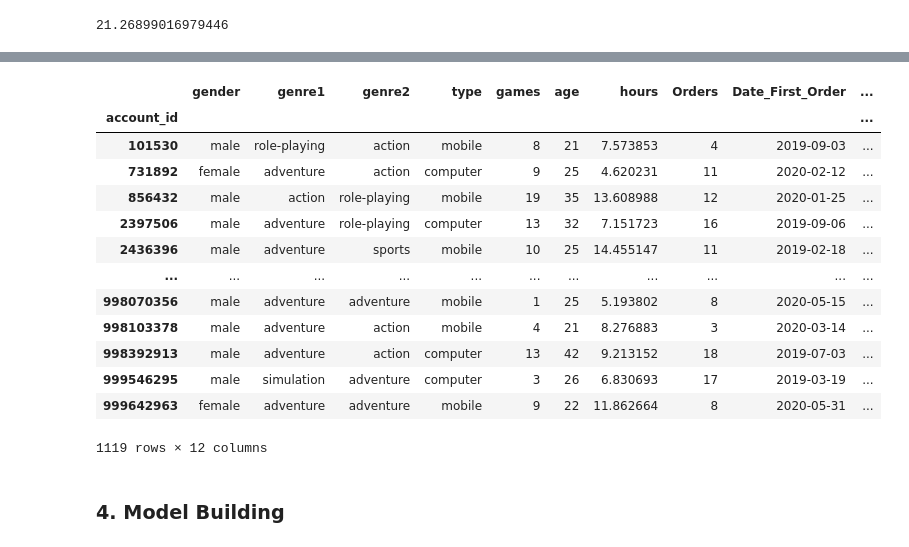
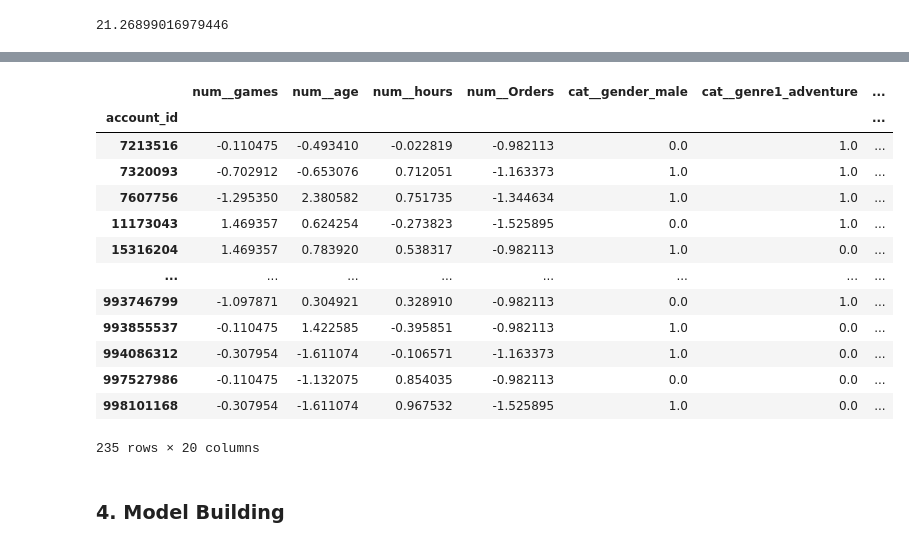
Before and after one commit to jorgecompleto/Qustodio-Technical-Test, a Jupyter notebook: Exercise_2_Churn_Prediction.ipynb, the cells around one changed output, grey strips where cells are left out. Cells and saved outputs as stored; diff of their text form; code cells hidden in the pictures.

```diff
--- a/Exercise_2_Churn_Prediction.ipynb
+++ b/Exercise_2_Churn_Prediction.ipynb
@@ -187,6 +189,7 @@ model_df.head()
 model_df['Date_Last_Order'] = model_df['Date_Last_Order'].dt.to_period('M') # extract only the year and month from the last order date
 
 test_df = model_df[(model_df.Date_Last_Order==model_df.Date_Last_Order.max()) & (model_df.Orders>2) & (model_df.Orders<7)] # saving this dataframe in a variable for predictions
+test_df.set_index('account_id', inplace=True)
 train_df = model_df[~model_df.account_id.isin(list(test_df.account_id.unique()))] # remove prediction users from train set
 
 assert train_df.shape[0] == (model_df.shape[0] - test_df.shape[0]), 'Error! Wrong users have been removed from train_df'
@@ -223,7 +224,7 @@ list_num = train_df_num.columns.to_list()
 # %%
 # Create the pipelines for both data types
 
-cat_pipepline = sk_pipe([('encoder', OneHotEncoder(categories= 'auto'))])
+cat_pipepline = sk_pipe([('encoder', OneHotEncoder(categories= 'auto', drop= 'first', sparse_output=False))])
 num_pipeline = sk_pipe([('std_scaler', StandardScaler())])
 
 # Apply the pipelines
@@ -315,20 +272,24 @@ train_df_cat_prepared
-# %%
-train_df
-# %% [output]
-|  | gender | genre1 | genre2 | type | games | age | hours | Orders | Date_First_Order | ... |
-| account_id |  |  |  |  |  |  |  |  |  | ... |
-| 101530 | male | role-playing | action | mobile | 8 | 21 | 7.573853 | 4 | 2019-09-03 | ... |
-| 731892 | female | adventure | action | computer | 9 | 25 | 4.620231 | 11 | 2020-02-12 | ... |
-| 856432 | male | action | role-playing | mobile | 19 | 35 | 13.608988 | 12 | 2020-01-25 | ... |
-| 2397506 | male | adventure | role-playing | computer | 13 | 32 | 7.151723 | 16 | 2019-09-06 | ... |
-| 2436396 | male | adventure | sports | mobile | 10 | 25 | 14.455147 | 11 | 2019-02-18 | ... |
-| ... | ... | ... | ... | ... | ... | ... | ... | ... | ... | ... |
-| 998070356 | male | adventure | adventure | mobile | 1 | 25 | 5.193802 | 8 | 2020-05-15 | ... |
-| 998103378 | male | adventure | action | mobile | 4 | 21 | 8.276883 | 3 | 2020-03-14 | ... |
-| 998392913 | male | adventure | action | computer | 13 | 42 | 9.213152 | 18 | 2019-07-03 | ... |
-| 999546295 | male | simulation | adventure | computer | 3 | 26 | 6.830693 | 17 | 2019-03-19 | ... |
-| 999642963 | female | adventure | adventure | mobile | 9 | 22 | 11.862664 | 8 | 2020-05-31 | ... |
-1119 rows × 12 columns
+# %%
+# Apply the data transformation pipeline to the test set
+
+df_test_prepared = full_pipeline.fit(train_df) # fit it to the train set so we don't skew the StandardScaler imputer
+df_test_prepared = full_pipeline.transform(test_df)
+df_test_prepared
+# %% [output]
+|  | num__games | num__age | num__hours | num__Orders | cat__gender_male | cat__genre1_adventure | ... |
+| account_id |  |  |  |  |  |  | ... |
+| 7213516 | -0.110475 | -0.493410 | -0.022819 | -0.982113 | 0.0 | 1.0 | ... |
+| 7320093 | -0.702912 | -0.653076 | 0.712051 | -1.163373 | 1.0 | 1.0 | ... |
+| 7607756 | -1.295350 | 2.380582 | 0.751735 | -1.344634 | 1.0 | 1.0 | ... |
+| 11173043 | 1.469357 | 0.624254 | -0.273823 | -1.525895 | 0.0 | 1.0 | ... |
+| 15316204 | 1.469357 | 0.783920 | 0.538317 | -0.982113 | 1.0 | 0.0 | ... |
+| ... | ... | ... | ... | ... | ... | ... | ... |
+| 993746799 | -1.097871 | 0.304921 | 0.328910 | -0.982113 | 0.0 | 1.0 | ... |
+| 993855537 | -0.110475 | 1.422585 | -0.395851 | -0.982113 | 1.0 | 0.0 | ... |
+| 994086312 | -0.307954 | -1.611074 | -0.106571 | -1.163373 | 1.0 | 0.0 | ... |
+| 997527986 | -0.110475 | -1.132075 | 0.854035 | -0.982113 | 0.0 | 0.0 | ... |
+| 998101168 | -0.307954 | -1.611074 | 0.967532 | -1.525895 | 1.0 | 0.0 | ... |
+235 rows × 20 columns
 # %% [markdown]
 ### 4. Model Building
 # %% [markdown]
```
Also changed, not shown: parts of 9 cells of this notebook.
